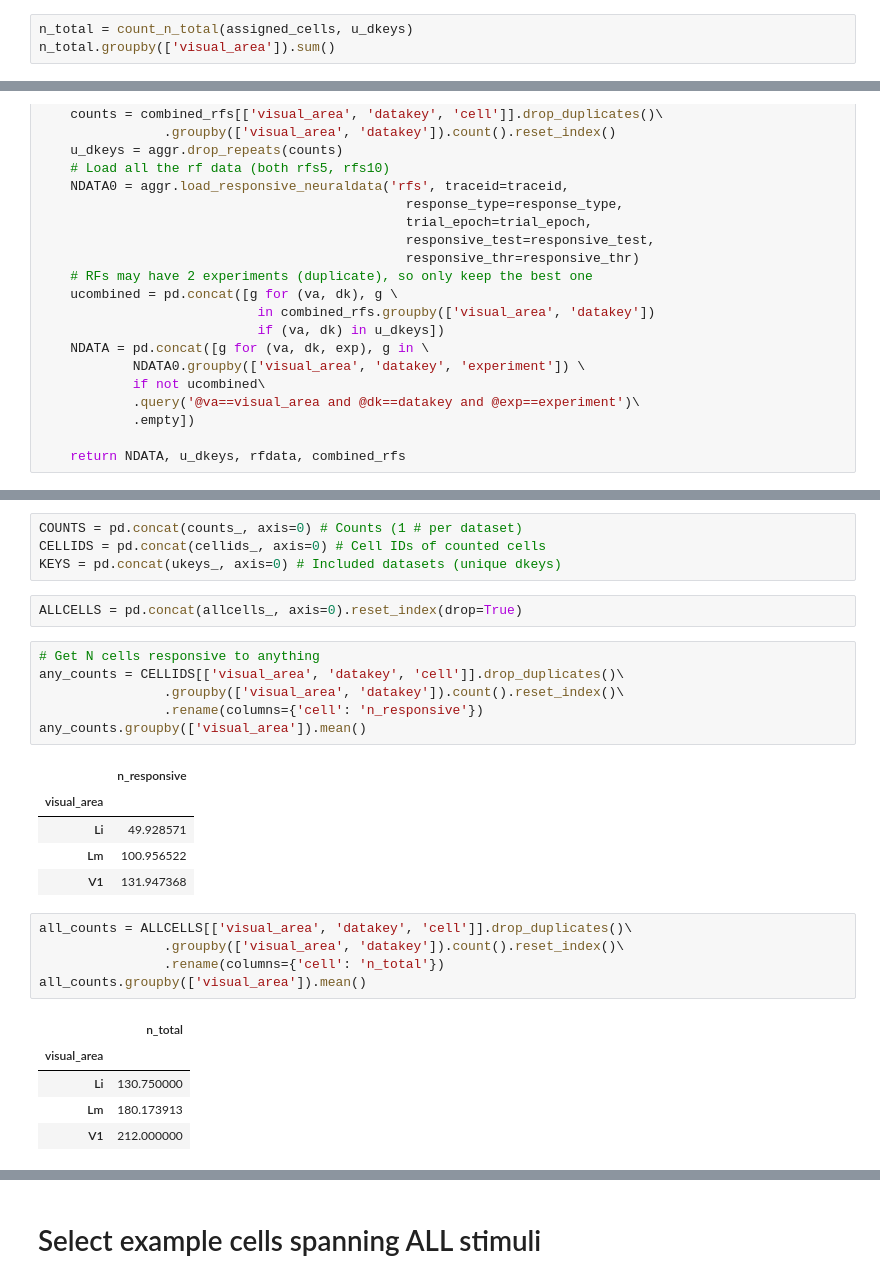
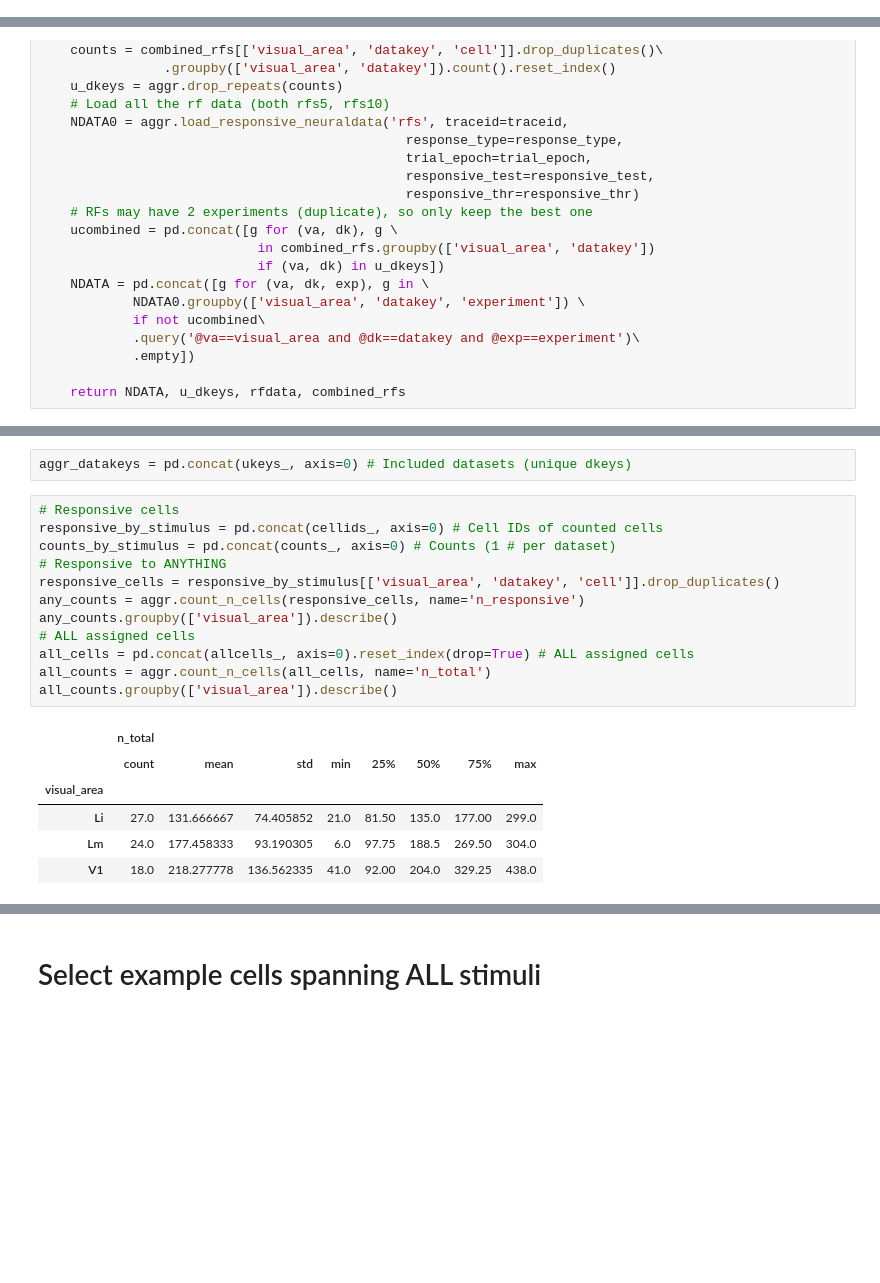
Before and after one commit to julianarhee/rat-2p-area-characterizations, a Jupyter notebook: analyze2p/aggregate/dataset_stats.ipynb, the cells around one changed output, grey strips where cells are left out. Cells and saved outputs as stored; diff of their text form; blank space fills up the shorter version.

```diff
--- a/analyze2p/aggregate/dataset_stats.ipynb
+++ b/analyze2p/aggregate/dataset_stats.ipynb
@@ -742,3 +401,0 @@ rfdata[['visual_area', 'datakey', 'cell']]\
-# %%
-n_total = count_n_total(assigned_cells, u_dkeys)
-n_total.groupby(['visual_area']).sum()
@@ -1018,32 +586,24 @@ retinodata[(retinodata.datakey=='20190306_JC061_fov2')]
-# %%
-COUNTS = pd.concat(counts_, axis=0) # Counts (1 # per dataset)
-CELLIDS = pd.concat(cellids_, axis=0) # Cell IDs of counted cells
-KEYS = pd.concat(ukeys_, axis=0) # Included datasets (unique dkeys)
-# %%
-ALLCELLS = pd.concat(allcells_, axis=0).reset_index(drop=True)
-# %%
-# Get N cells responsive to anything
-any_counts = CELLIDS[['visual_area', 'datakey', 'cell']].drop_duplicates()\
-                .groupby(['visual_area', 'datakey']).count().reset_index()\
-                .rename(columns={'cell': 'n_responsive'})
-any_counts.groupby(['visual_area']).mean()
-# %% [output]
-|  | n_responsive |
-| visual_area |  |
-| Li | 49.928571 |
-| Lm | 100.956522 |
-| V1 | 131.947368 |
-# %%
-all_counts = ALLCELLS[['visual_area', 'datakey', 'cell']].drop_duplicates()\
-                .groupby(['visual_area', 'datakey']).count().reset_index()\
-                .rename(columns={'cell': 'n_total'})
-all_counts.groupby(['visual_area']).mean()
-# %% [output]
-|  | n_total |
-| visual_area |  |
-| Li | 130.750000 |
-| Lm | 180.173913 |
-| V1 | 212.000000 |
+# %%
+aggr_datakeys = pd.concat(ukeys_, axis=0) # Included datasets (unique dkeys)
+# %%
+# Responsive cells
+responsive_by_stimulus = pd.concat(cellids_, axis=0) # Cell IDs of counted cells
+counts_by_stimulus = pd.concat(counts_, axis=0) # Counts (1 # per dataset)
+# Responsive to ANYTHING
+responsive_cells = responsive_by_stimulus[['visual_area', 'datakey', 'cell']].drop_duplicates()
+any_counts = aggr.count_n_cells(responsive_cells, name='n_responsive')
+any_counts.groupby(['visual_area']).describe()
+# ALL assigned cells
+all_cells = pd.concat(allcells_, axis=0).reset_index(drop=True) # ALL assigned cells
+all_counts = aggr.count_n_cells(all_cells, name='n_total')
+all_counts.groupby(['visual_area']).describe()
+# %% [output]
+|  | n_total |  |  |  |  |  |  |  |
+|  | count | mean | std | min | 25% | 50% | 75% | max |
+| visual_area |  |  |  |  |  |  |  |  |
+| Li | 27.0 | 131.666667 | 74.405852 | 21.0 | 81.50 | 135.0 | 177.00 | 299.0 |
+| Lm | 24.0 | 177.458333 | 93.190305 | 6.0 | 97.75 | 188.5 | 269.50 | 304.0 |
+| V1 | 18.0 | 218.277778 | 136.562335 | 41.0 | 92.00 | 204.0 | 329.25 | 438.0 |
 # %%
 # Combine ALL cells and RESPONSIVE cells
 assert any_counts.shape==all_counts.shape
```
Also changed, not shown: parts of 89 cells of this notebook, 3 other files.
